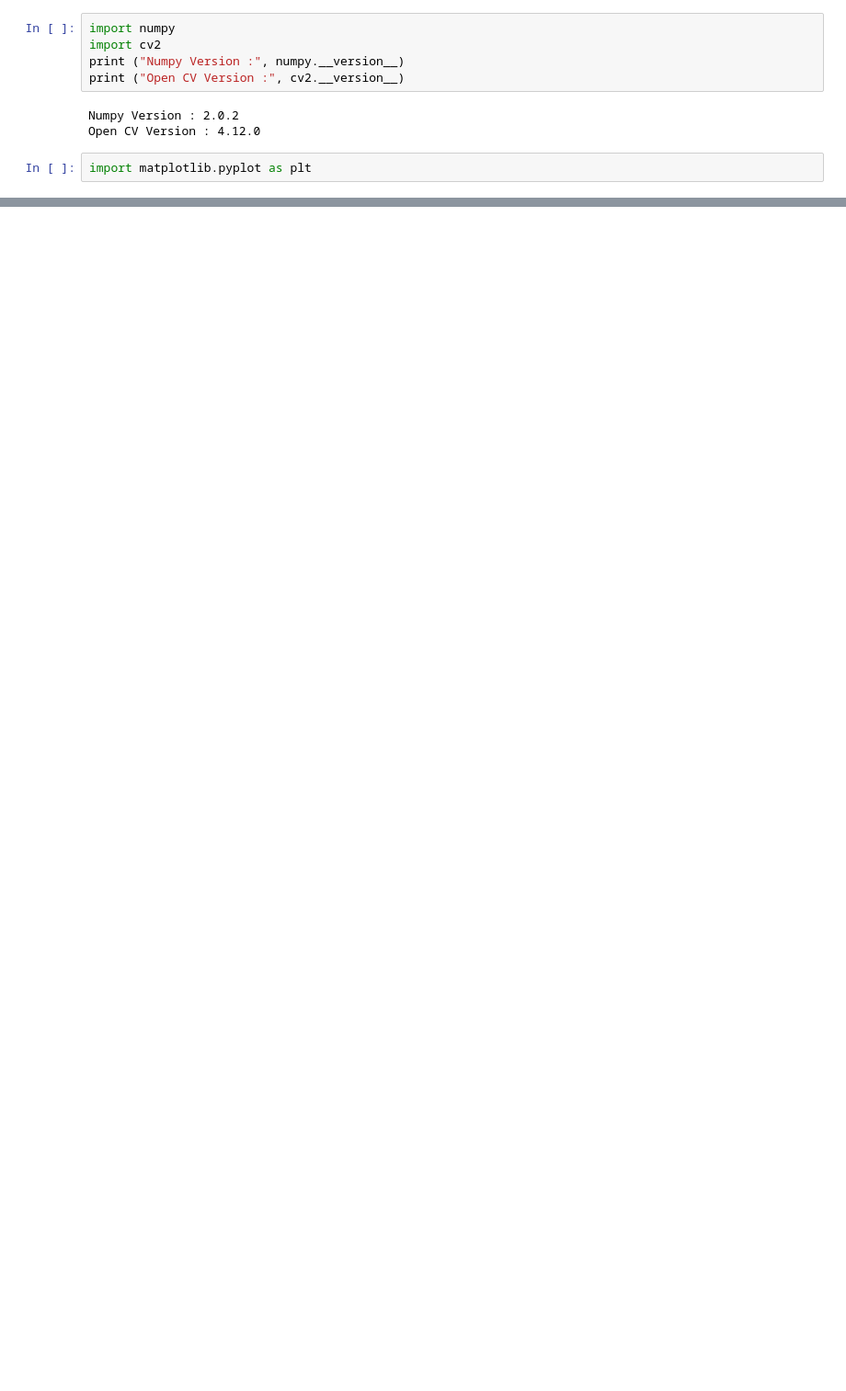
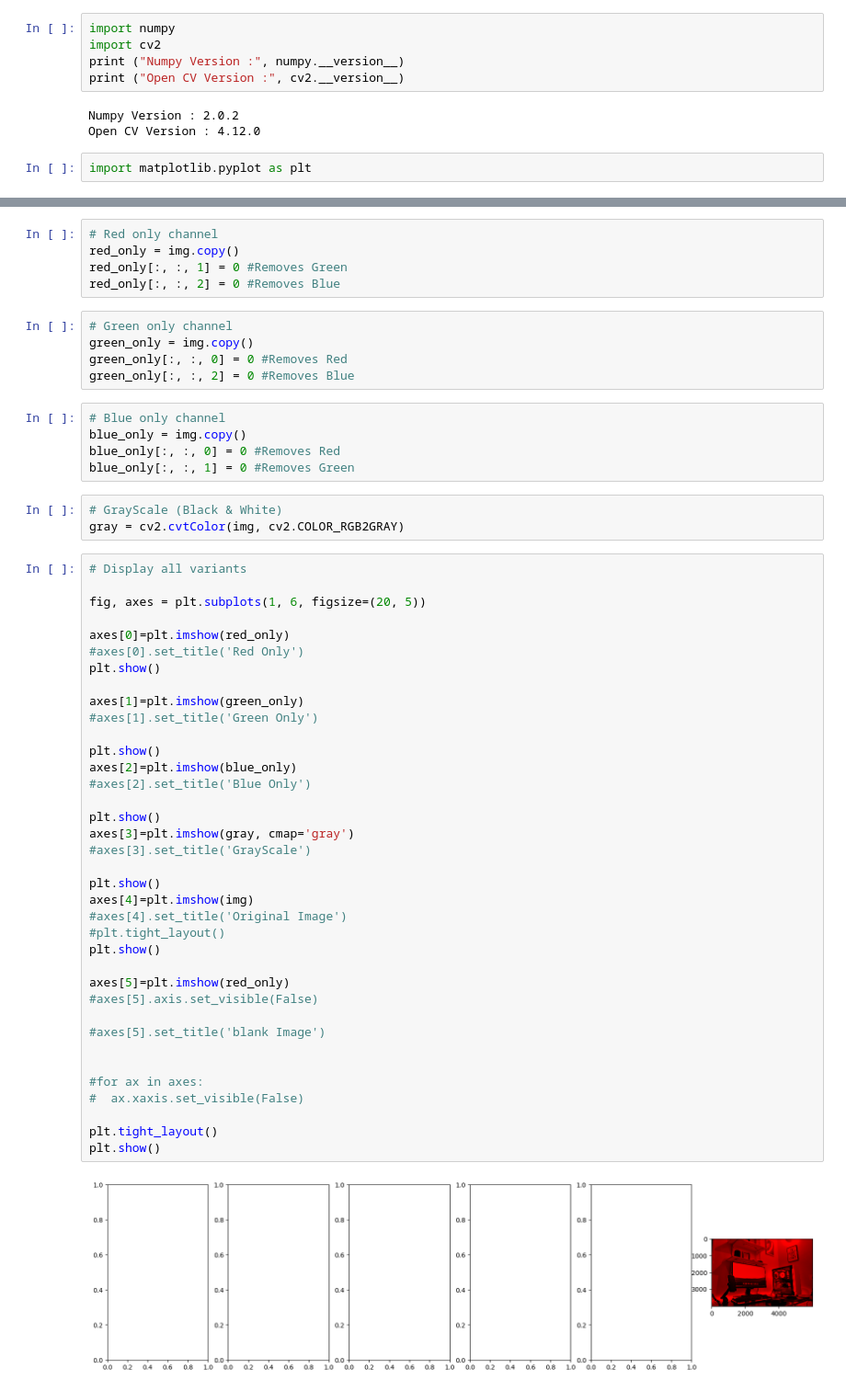
Before and after one commit to Allavudeen/MachineLearning, a Jupyter notebook: CNN/Images/ImageBasics.ipynb, the cells around one changed output, grey strips where cells are left out. Shown at 92% size. Saved outputs shown, nothing was run; the diff lists cells and outputs as text; blank space fills up the shorter version.

```diff
--- a/CNN/Images/ImageBasics.ipynb
+++ b/CNN/Images/ImageBasics.ipynb
@@ -32,0 +36,57 @@ blank[:,:,2] = 0 #Removes Blue
+# %%
+# Red only channel
+red_only = img.copy()
+red_only[:, :, 1] = 0 #Removes Green
+red_only[:, :, 2] = 0 #Removes Blue
+# %%
+# Green only channel
+green_only = img.copy()
+green_only[:, :, 0] = 0 #Removes Red
+green_only[:, :, 2] = 0 #Removes Blue
+# %%
+# Blue only channel
+blue_only = img.copy()
+blue_only[:, :, 0] = 0 #Removes Red
+blue_only[:, :, 1] = 0 #Removes Green
+# %%
+# GrayScale (Black & White)
+gray = cv2.cvtColor(img, cv2.COLOR_RGB2GRAY)
+# %%
+# Display all variants
+
+fig, axes = plt.subplots(1, 6, figsize=(20, 5))
+
+axes[0]=plt.imshow(red_only)
+#axes[0].set_title('Red Only')
+plt.show()
+
+axes[1]=plt.imshow(green_only)
+#axes[1].set_title('Green Only')
+
+plt.show()
+axes[2]=plt.imshow(blue_only)
+#axes[2].set_title('Blue Only')
+
+plt.show()
+axes[3]=plt.imshow(gray, cmap='gray')
+#axes[3].set_title('GrayScale')
+
+plt.show()
+axes[4]=plt.imshow(img)
+#axes[4].set_title('Original Image')
+#plt.tight_layout()
+plt.show()
+
+axes[5]=plt.imshow(red_only)
+#axes[5].axis.set_visible(False)
+
+#axes[5].set_title('blank Image')
+
+
+#for ax in axes:
+#  ax.xaxis.set_visible(False)
+
+plt.tight_layout()
+plt.show()
+# %% [output]
+[figure, added]
```
Also changed, not shown: parts of 3 cells of this notebook.
